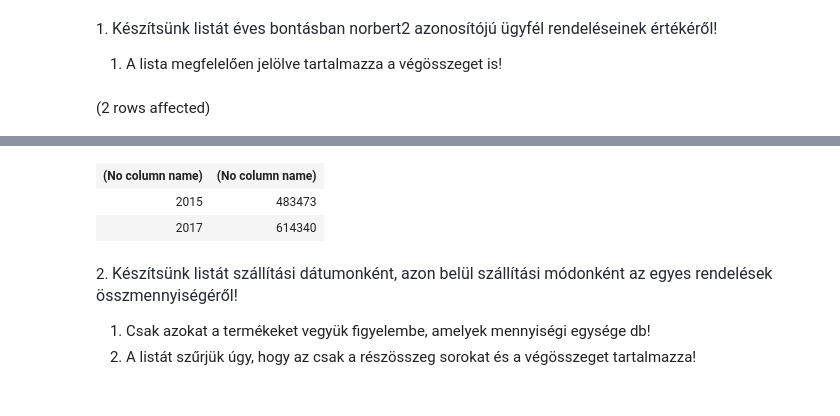
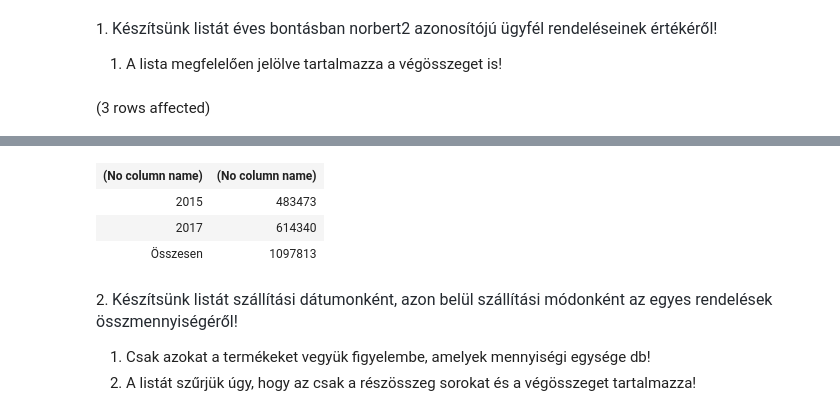
Before and after one commit to raczbeni007/sql_a25y1c, a Jupyter notebook: gyakorlat05_feladatok.ipynb, the cells around one changed output, grey strips where cells are left out. Drawn from its saved outputs; the diff is of its cells as text; code cells hidden in the pictures.

```diff
--- a/gyakorlat05_feladatok.ipynb
+++ b/gyakorlat05_feladatok.ipynb
@@ -3,10 +3,10 @@
 
 1. A lista megfelelően jelölve tartalmazza a végösszeget is!
 # %%
-SELECT year(r.rend_datum),
+SELECT iif(grouping_id(year(r.rend_datum))=1, 'Összesen', cast(year(r.rend_datum) as nvarchar(4))),
 sum(rt.EGYSEGAR*rt.MENNYISEG)
 from rendeles r join rendeles_tetel rt on r.sorszam=rt.sorszam
 where [LOGIN] =  'norbert2'
-group by year(r.REND_DATUM)
+group by rollup(year(r.REND_DATUM))
 # %% [output]
-(2 rows affected)
+(3 rows affected)
@@ -14,6 +14,7 @@ Total execution time: 00:00:00.020
 | (No column name) | (No column name) |
 | 2015 | 483473 |
 | 2017 | 614340 |
+| Összesen | 1097813 |
 # %% [markdown]
 2. <span style="color: rgb(36, 41, 47); font-family: -apple-system, BlinkMacSystemFont, &quot;Segoe UI&quot;, Helvetica, Arial, sans-serif, &quot;Apple Color Emoji&quot;, &quot;Segoe UI Emoji&quot;; font-size: 16px;">Készítsünk listát szállítási dátumonként, azon belül szállítási módonként az egyes rendelések összmennyiségéről!</span>
 
```
Also changed, not shown: parts of 1 cell of this notebook.
